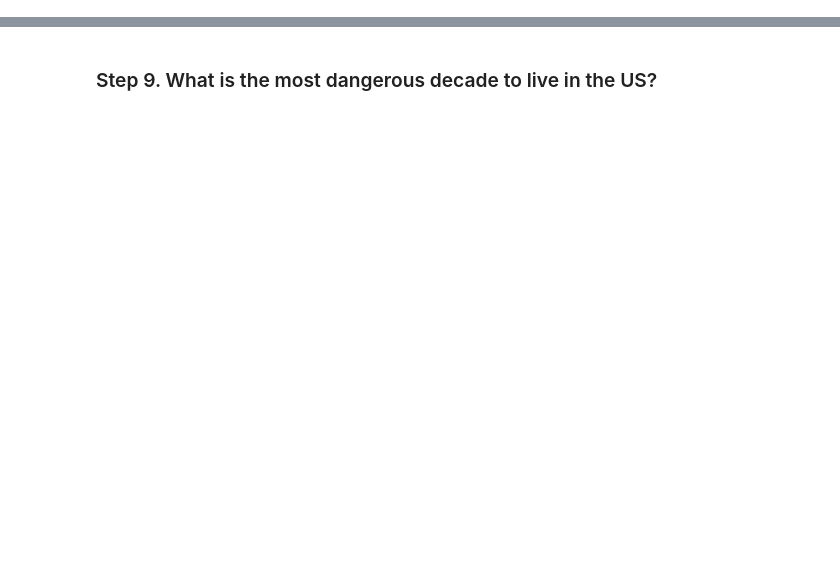
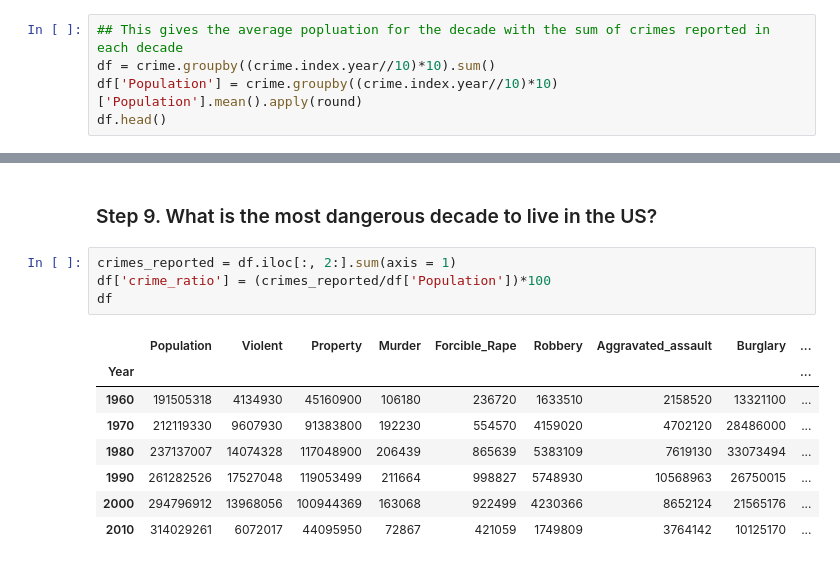
Before and after one commit to Vnykm/GN22CDBDS001_2113702, a Jupyter notebook: OPS_US_Crime_rates.ipynb, the cells around one changed output, grey strips where cells are left out. Cells and saved outputs as stored; diff of their text form; blank space fills up the shorter version.

```diff
--- a/OPS_US_Crime_rates.ipynb
+++ b/OPS_US_Crime_rates.ipynb
@@ -120,0 +123,5 @@ crime.groupby((crime.index.year//10)*10).sum().head(10)
+# %%
+## This gives the average popluation for the decade with the sum of crimes reported in each decade
+df = crime.groupby((crime.index.year//10)*10).sum()
+df['Population'] = crime.groupby((crime.index.year//10)*10)['Population'].mean().apply(round)
+df.head()
@@ -121,2 +136,15 @@ crime.groupby((crime.index.year//10)*10).sum().head(10)
 # %% [markdown]
 ### Step 9. What is the most dangerous decade to live in the US?
+# %%
+crimes_reported = df.iloc[:, 2:].sum(axis = 1)
+df['crime_ratio'] = (crimes_reported/df['Population'])*100
+df
+# %% [output]
+|  | Population | Violent | Property | Murder | Forcible_Rape | Robbery | Aggravated_assault | Burglary | ... |
+| Year |  |  |  |  |  |  |  |  | ... |
+| 1960 | 191505318 | 4134930 | 45160900 | 106180 | 236720 | 1633510 | 2158520 | 13321100 | ... |
+| 1970 | 212119330 | 9607930 | 91383800 | 192230 | 554570 | 4159020 | 4702120 | 28486000 | ... |
+| 1980 | 237137007 | 14074328 | 117048900 | 206439 | 865639 | 5383109 | 7619130 | 33073494 | ... |
+| 1990 | 261282526 | 17527048 | 119053499 | 211664 | 998827 | 5748930 | 10568963 | 26750015 | ... |
+| 2000 | 294796912 | 13968056 | 100944369 | 163068 | 922499 | 4230366 | 8652124 | 21565176 | ... |
+| 2010 | 314029261 | 6072017 | 44095950 | 72867 | 421059 | 1749809 | 3764142 | 10125170 | ... |
```
Also changed, not shown: parts of 6 cells of this notebook.
